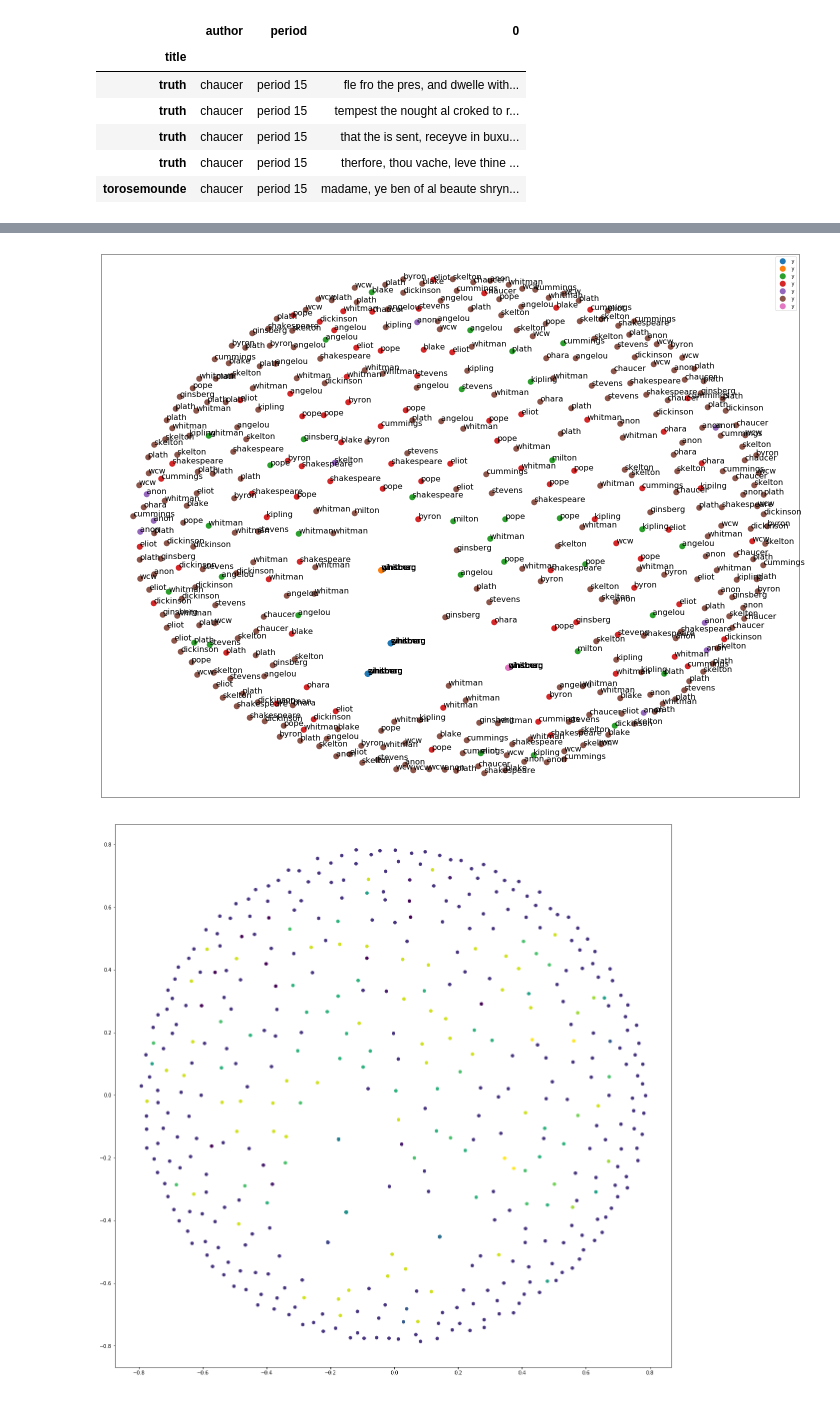
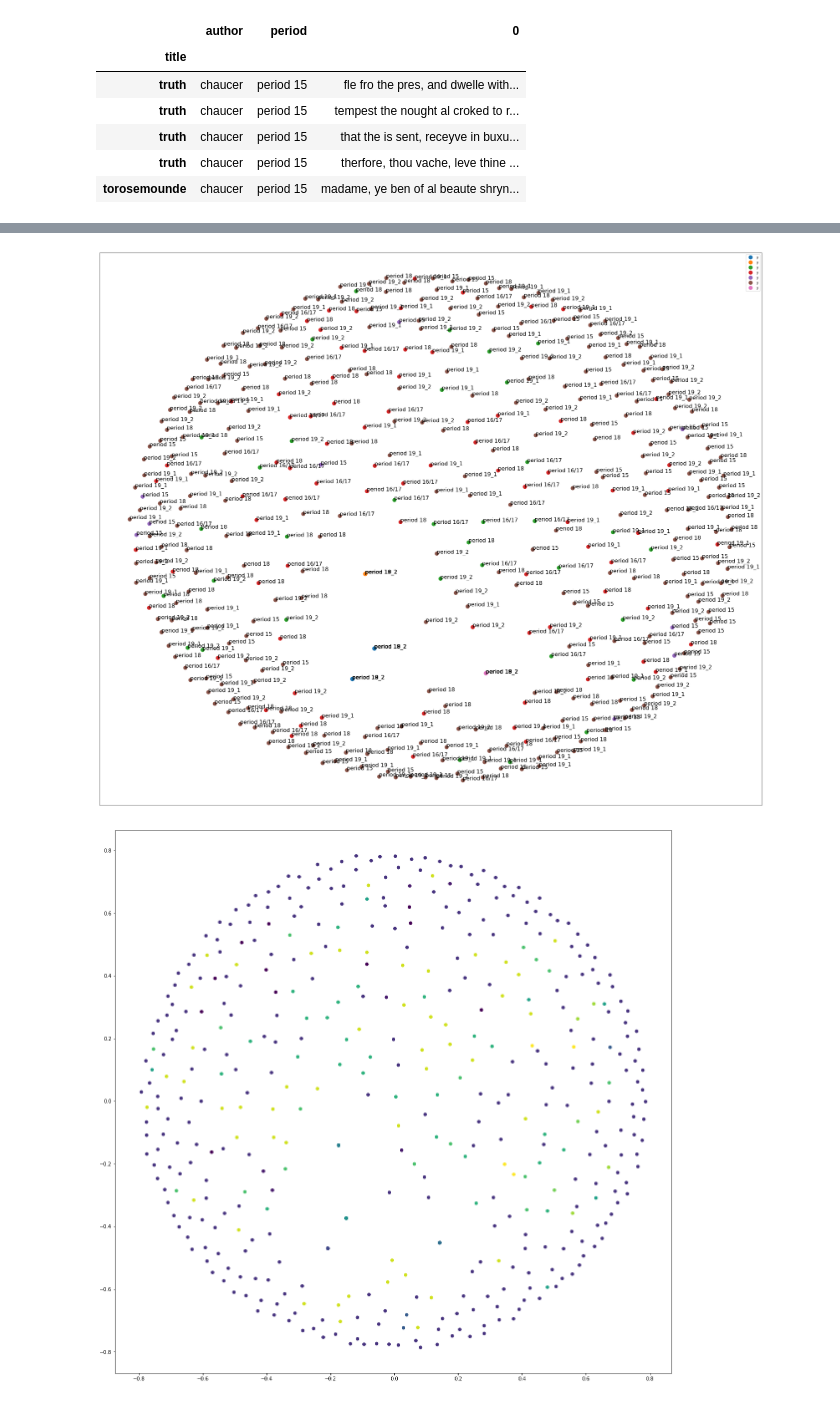
Before and after one commit to JustFairWell/challenges, a Jupyter notebook: poems_nlp.ipynb, the cells around one changed output, grey strips where cells are left out. Saved outputs shown, nothing was run; the diff lists cells and outputs as text; code cells hidden in the pictures.

```diff
--- a/poems_nlp.ipynb
+++ b/poems_nlp.ipynb
@@ -149,8 +149,6 @@ set_index = df_3.drop(['poem', 'period', 'author'], axis=1)
 set_index = set_index.stack()
 # %%
 set_index = set_index.to_frame()
-# %%
-set_index = set_index.reset_index()
 # %%
 stanza_df = pd.merge(df_ant, set_index, how='right', on='title')
 # %%
@@ -180,7 +178,7 @@ stanza_df.iloc[:,3] = cleaned
 from sklearn.feature_extraction.text import TfidfVectorizer
 
 vectorizer = TfidfVectorizer(max_df=0.5, # drop words that occur in more than half the paragraphs
-                             min_df=1, # only use words that appear at least twice
+                             min_df=2, # only use words that appear at least twice
                              stop_words='english',
                              lowercase=False, #convert everything to lower case (since Alice in Wonderland has the HABIT of CAPITALIZING WORDS for EMPHASIS)
                              use_idf=True,#we definitely want to use inverse document frequencies in our weighting
@@ -220,7 +226,7 @@ pos = mds.fit_transform(dist)  # shape (n_components, n_samples)
 
 xs, ys = pos[:, 0], pos[:, 1]
 # %%
-df = pd.DataFrame(dict(x=xs, y=ys, label=clusters, title=stanza_df.iloc[:,1]))
+df = pd.DataFrame(dict(x=xs, y=ys, label=clusters, title=stanza_df.iloc[:,2]))
 groups = df.groupby('label')
 # %%
 cluster_colors = {0: '#1b9e77', 1: '#d95f02', 2: '#7570b3'} #3: '#e7298a',
@@ -234,40 +240,40 @@ cluster_names = {0: 'One',
 #                  3: 'Four',
 #                  4: 'Five'}
 # %%
-fig, ax = plt.subplots(figsize=(25, 20)) # set size
+fig, ax = plt.subplots(figsize=(35, 30)) # set size
 ax.margins(0.05) # Optional, just adds 5% padding to the autoscaling
 
 #iterate through groups to layer the plot
 #note that I use the cluster_name and cluster_color dicts with the 'name' lookup to return the appropriate color/label
 for name, group in groups:
     ax.plot(group.x, group.y, marker='o', linestyle='', ms=12,
 #             label=cluster_names[name], color=cluster_colors[name],
             mec='none')
     ax.set_aspect('auto')
     ax.tick_params(\
         axis= 'x',          # changes apply to the x-axis
         which='both',      # both major and minor ticks are affected
         bottom='off',      # ticks along the bottom edge are off
         top='off',         # ticks along the top edge are off
         labelbottom='off')
     ax.tick_params(\
         axis= 'y',         # changes apply to the y-axis
         which='both',      # both major and minor ticks are affected
         left='off',      # ticks along the bottom edge are off
         top='off',         # ticks along the top edge are off
         labelleft='off')
 
 ax.legend(numpoints=1)  #show legend with only 1 point
 
 #add label in x,y position with the label as the film title
 for i in range(len(df)):
     ax.text(df.ix[i]['x'], df.ix[i]['y'], df.ix[i]['title'], size=16)
 
 
 
 plt.show() #show the plot
 # %% [output]
-[figure, old version]
+[figure, new version]
 # %%
 from sklearn.cluster import SpectralClustering
 
```
Also changed, not shown: parts of 51 cells of this notebook.
